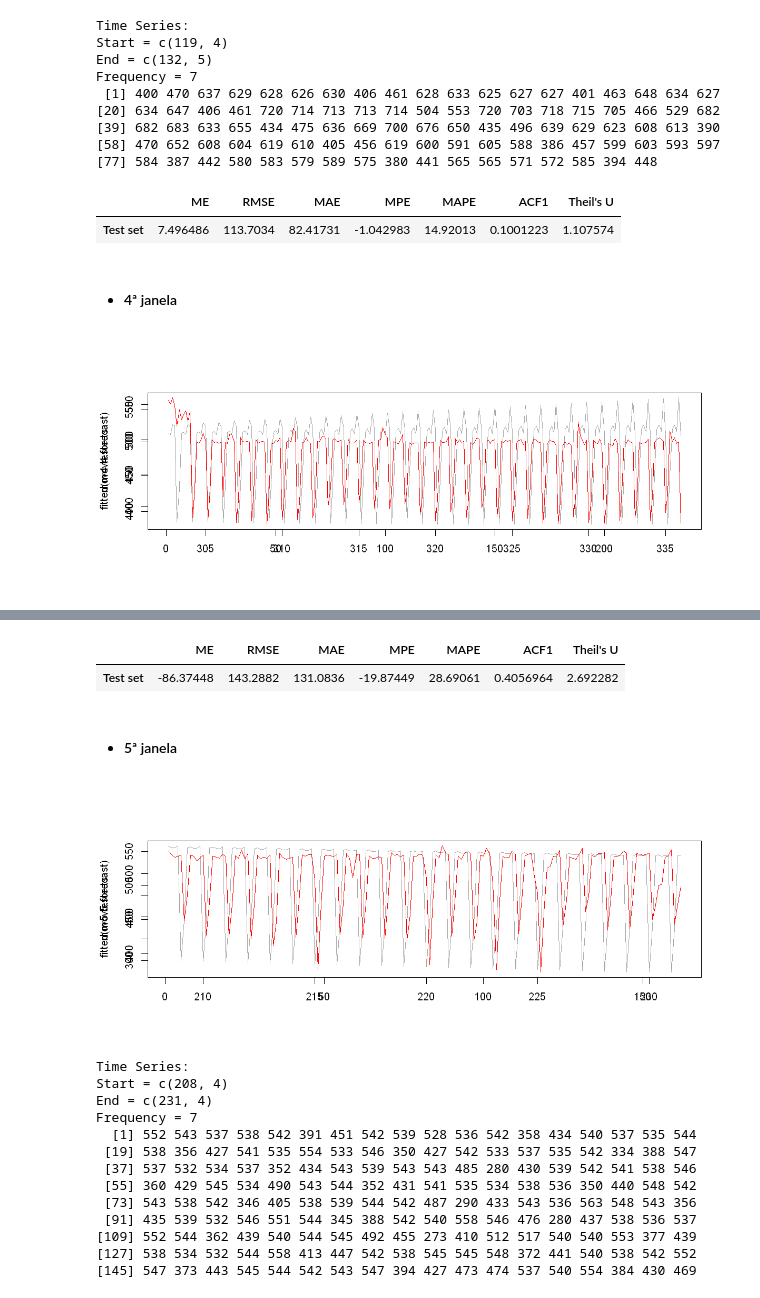
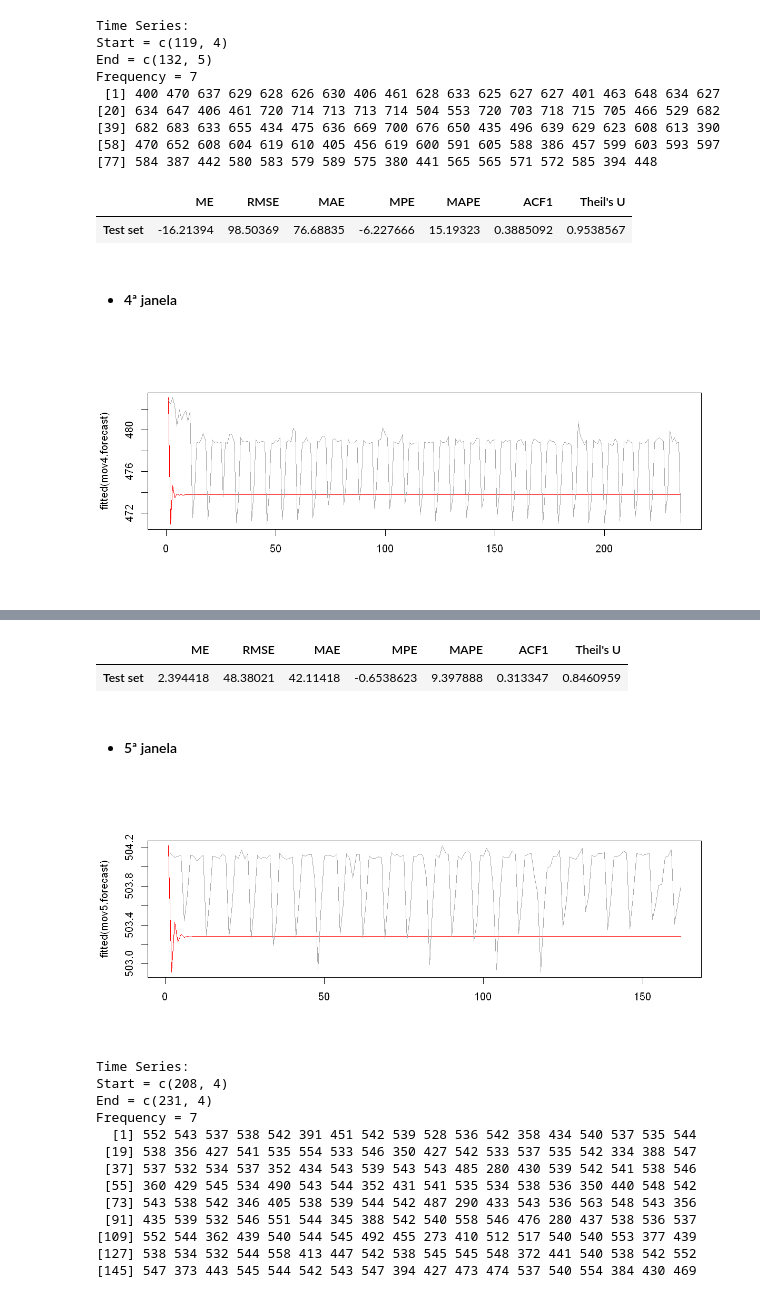
Before and after one commit to fePremazzi/prova-2-mauri, a Jupyter notebook: prova_2.ipynb, the cells around one changed output, grey strips where cells are left out. Cells and saved outputs as stored; diff of their text form; code cells hidden in the pictures.

```diff
--- a/prova_2.ipynb
+++ b/prova_2.ipynb
@@ -735,29 +771,29 @@ Frequency = 7
 [58] 470 652 608 604 619 610 405 456 619 600 591 605 588 386 457 599 603 593 597
 [77] 584 387 442 580 583 579 589 575 380 441 565 565 571 572 585 394 448
 # %%
-ft.ts = ts(as.data.frame(ft)[,1], start=c(119, 4) , frequency = 7)
-accuracy(ft.ts, mov3.teste.ts)
+mov3.ft.ts = ts(as.data.frame(mov3.ft)[,1], start=c(119, 4) , frequency = 7)
+accuracy(mov3.ft.ts, mov3.teste.ts)
 # %% [output]
 |  | ME | RMSE | MAE | MPE | MAPE | ACF1 | Theil's U |
-| Test set | 7.496486 | 113.7034 | 82.41731 | -1.042983 | 14.92013 | 0.1001223 | 1.107574 |
+| Test set | -16.21394 | 98.50369 | 76.68835 | -6.227666 | 15.19323 | 0.3885092 | 0.9538567 |
 # %% [markdown]
 - #### 4ª janela
 # %%
-mov4.ug.spec <- rugarch::ugarchspec(mean.model = list(armaOrder = c(7, 7)),
+mov4.ug.spec <- rugarch::ugarchspec(#mean.model = list(armaOrder = c(7, 7)),
                              variance.model = list(model = 'sGARCH',
                                                    garchOrder = c(1, 1),
                                                    submodel = NULL,
                                                    external.regressors = NULL,
                                                    variance.targeting = FALSE))
 mov4.fit <- rugarch::ugarchfit(spec = mov4.ug.spec, data = mov4.treino.ts)
 
 mov4.forecast = ugarchforecast(mov4.fit, n.ahead = w4)
-plot(fitted(mov4.forecast), type='l', col='darkgrey',xlab = '')
+plot(fitted(mov4.forecast), type='l', col='red',xlab = '')
 par(new=TRUE)
-plot(mov4.teste.ts, col = 'red',xlab = '')
-ft = fitted(mov4.forecast)
+plot(mov4.teste.ts, col = 'darkgrey',ylab = '',xlab = '', xaxt='n', yaxt='n')
+mov4.ft = fitted(mov4.forecast)
 # %% [output]
-[figure, old version]
+[figure, new version]
 # %%
 print(mov4.teste.ts)
 # %% [output]
@@ -780,15 +816,15 @@ Frequency = 7
 [217] 497 498 499 504 378 415 499 503 506 504 501 390 419 517 501 506 497 500
 [235] 374
 # %%
-ft.ts = ts(as.data.frame(ft)[,1], start=c(302, 5) , frequency = 7)
-accuracy(ft.ts, mov4.teste.ts)
+mov4.ft.ts = ts(as.data.frame(mov4.ft)[,1], start=c(302, 5) , frequency = 7)
+accuracy(mov4.ft.ts, mov4.teste.ts)
 # %% [output]
 |  | ME | RMSE | MAE | MPE | MAPE | ACF1 | Theil's U |
-| Test set | -86.37448 | 143.2882 | 131.0836 | -19.87449 | 28.69061 | 0.4056964 | 2.692282 |
+| Test set | 2.394418 | 48.38021 | 42.11418 | -0.6538623 | 9.397888 | 0.313347 | 0.8460959 |
 # %% [markdown]
 - #### 5ª janela
 # %%
-mov5.ug.spec <- rugarch::ugarchspec(mean.model = list(armaOrder = c(7, 7)),
+mov5.ug.spec <- rugarch::ugarchspec(#mean.model = list(armaOrder = c(9,9)),
                              variance.model = list(model = 'sGARCH',
                                                    garchOrder = c(1, 1),
                                                    submodel = NULL,
@@ -797,12 +833,12 @@ mov5.ug.spec <- rugarch::ugarchspec(mean.model = list(armaOrder = c(7, 7)),
 mov5.fit <- rugarch::ugarchfit(spec = mov5.ug.spec, data = mov5.treino.ts)
 
 mov5.forecast = ugarchforecast(mov5.fit, n.ahead = w5)
-plot(fitted(mov5.forecast), type='l', col='darkgrey',xlab = '')
+plot(fitted(mov5.forecast), type='l', col='red',xlab = '')
 par(new=TRUE)
-plot(mov5.teste.ts, col = 'red',xlab = '')
-ft = fitted(mov5.forecast)
+plot(mov5.teste.ts, col = 'darkgrey',ylab = '',xlab = '', xaxt='n', yaxt='n')
+mov5.ft = fitted(mov5.forecast)
 # %% [output]
-[figure, old version]
+[figure, new version]
 # %%
 print(mov5.teste.ts)
 # %% [output]
```
Also changed, not shown: parts of 45 cells of this notebook.
